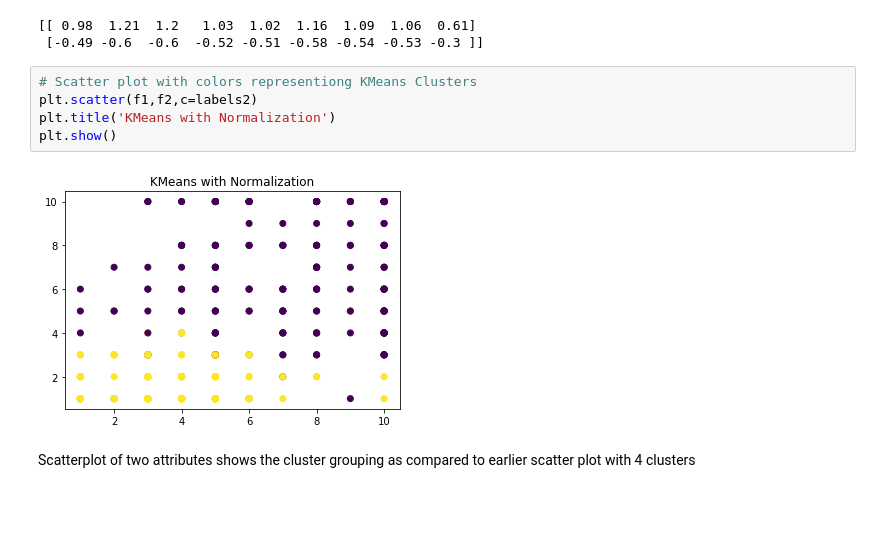
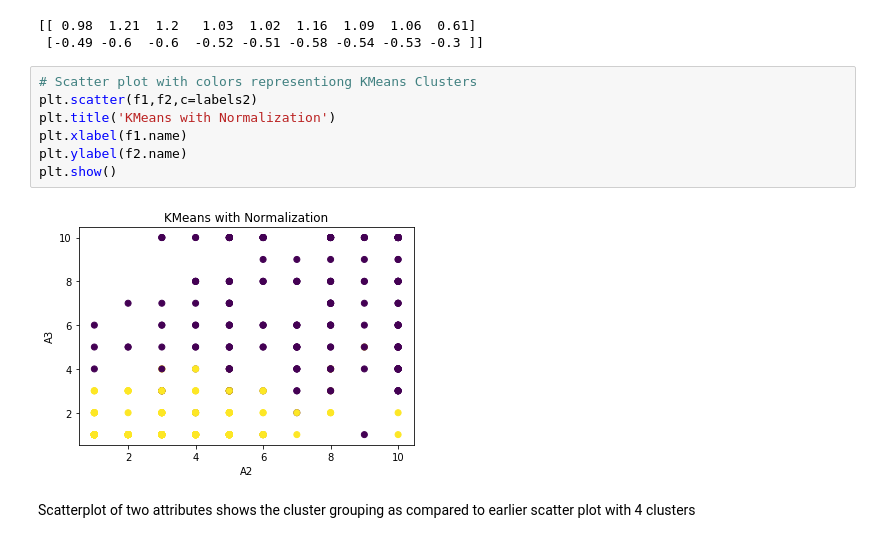
Before and after one commit to iamrajp/G10-PythonProject, a Jupyter notebook: code/Main.ipynb, the cells around one changed output. Cells and saved outputs as stored; diff of their text form; blank space fills up the shorter version.

```diff
--- a/code/Main.ipynb
+++ b/code/Main.ipynb
@@ -283,9 +285,11 @@ print((centroids_b))
 # %%
 # Scatter plot with colors representiong KMeans Clusters
 plt.scatter(f1,f2,c=labels2)
 plt.title('KMeans with Normalization')
+plt.xlabel(f1.name)
+plt.ylabel(f2.name)
 plt.show()
 # %% [output]
-[figure, old version]
+[figure, new version]
 # %% [markdown]
 Scatterplot of two attributes shows the cluster grouping as compared to earlier scatter plot with 4 clusters
```
Also changed, not shown: parts of 1 cell of this notebook.
